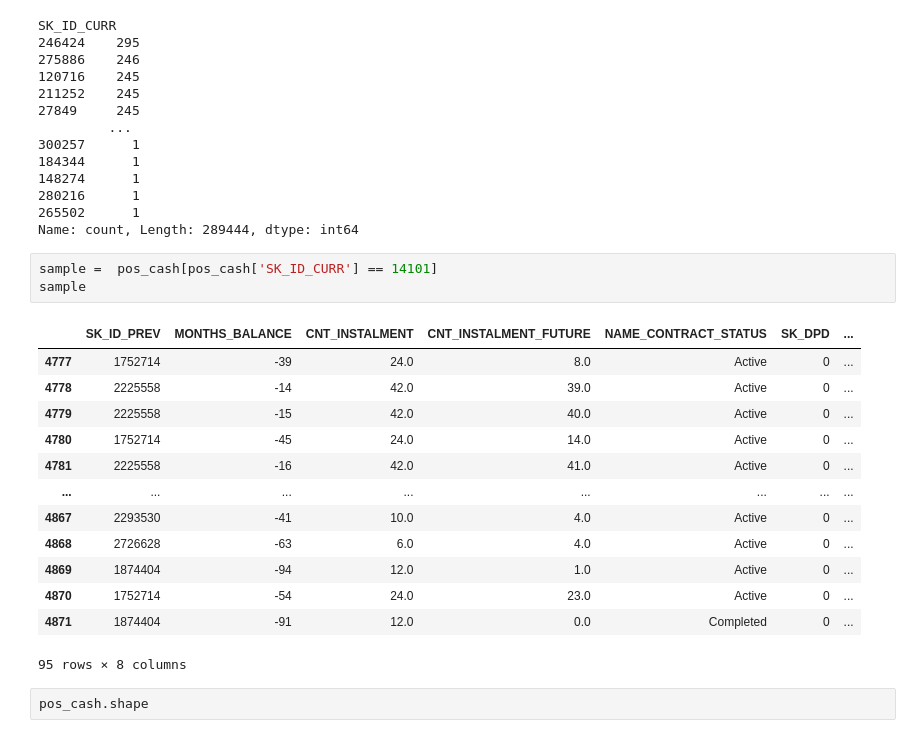
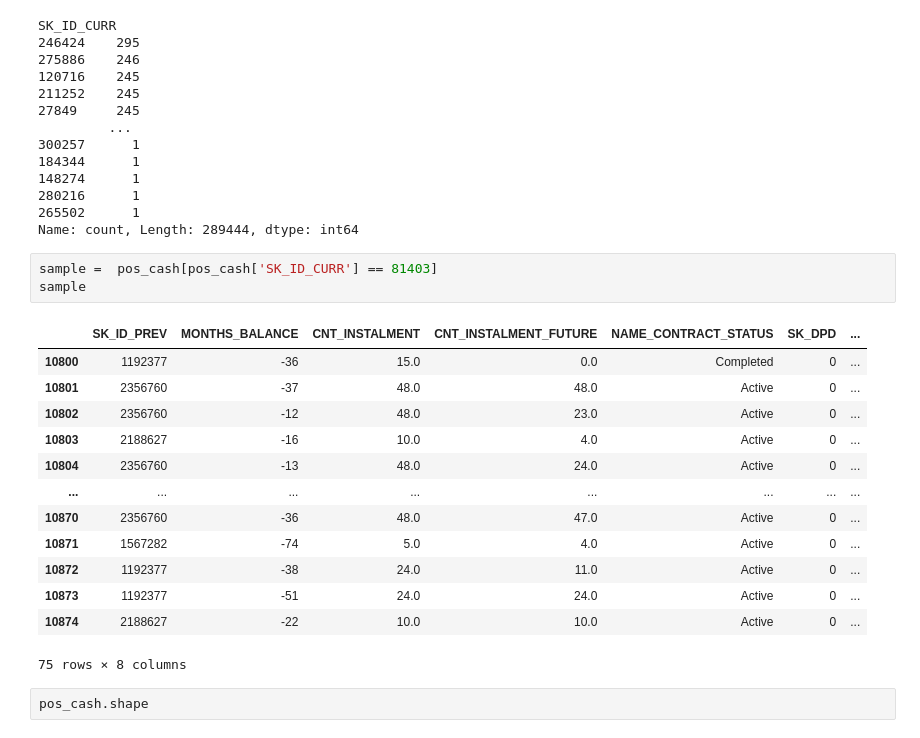
Before and after one commit to hung20gg/datavis_final, a Jupyter notebook: eda/pos_cash.ipynb, the cells around one changed output. Drawn from its saved outputs; the diff is of its cells as text.

```diff
--- a/eda/pos_cash.ipynb
+++ b/eda/pos_cash.ipynb
@@ -53,22 +53,22 @@ SK_ID_CURR
 265502      1
 Name: count, Length: 289444, dtype: int64
 # %%
-sample =  pos_cash[pos_cash['SK_ID_CURR'] == 14101]
+sample =  pos_cash[pos_cash['SK_ID_CURR'] == 81403]
 sample
 # %% [output]
 |  | SK_ID_PREV | MONTHS_BALANCE | CNT_INSTALMENT | CNT_INSTALMENT_FUTURE | NAME_CONTRACT_STATUS | SK_DPD | ... |
-| 4777 | 1752714 | -39 | 24.0 | 8.0 | Active | 0 | ... |
-| 4778 | 2225558 | -14 | 42.0 | 39.0 | Active | 0 | ... |
-| 4779 | 2225558 | -15 | 42.0 | 40.0 | Active | 0 | ... |
-| 4780 | 1752714 | -45 | 24.0 | 14.0 | Active | 0 | ... |
-| 4781 | 2225558 | -16 | 42.0 | 41.0 | Active | 0 | ... |
+| 10800 | 1192377 | -36 | 15.0 | 0.0 | Completed | 0 | ... |
+| 10801 | 2356760 | -37 | 48.0 | 48.0 | Active | 0 | ... |
+| 10802 | 2356760 | -12 | 48.0 | 23.0 | Active | 0 | ... |
+| 10803 | 2188627 | -16 | 10.0 | 4.0 | Active | 0 | ... |
+| 10804 | 2356760 | -13 | 48.0 | 24.0 | Active | 0 | ... |
 | ... | ... | ... | ... | ... | ... | ... | ... |
-| 4867 | 2293530 | -41 | 10.0 | 4.0 | Active | 0 | ... |
-| 4868 | 2726628 | -63 | 6.0 | 4.0 | Active | 0 | ... |
-| 4869 | 1874404 | -94 | 12.0 | 1.0 | Active | 0 | ... |
-| 4870 | 1752714 | -54 | 24.0 | 23.0 | Active | 0 | ... |
-| 4871 | 1874404 | -91 | 12.0 | 0.0 | Completed | 0 | ... |
+| 10870 | 2356760 | -36 | 48.0 | 47.0 | Active | 0 | ... |
+| 10871 | 1567282 | -74 | 5.0 | 4.0 | Active | 0 | ... |
+| 10872 | 1192377 | -38 | 24.0 | 11.0 | Active | 0 | ... |
+| 10873 | 1192377 | -51 | 24.0 | 24.0 | Active | 0 | ... |
+| 10874 | 2188627 | -22 | 10.0 | 10.0 | Active | 0 | ... |
-95 rows × 8 columns
+75 rows × 8 columns
 # %%
 pos_cash.shape
 # %% [output]
```
Also changed, not shown: parts of 25 cells of this notebook, 8 other files.
